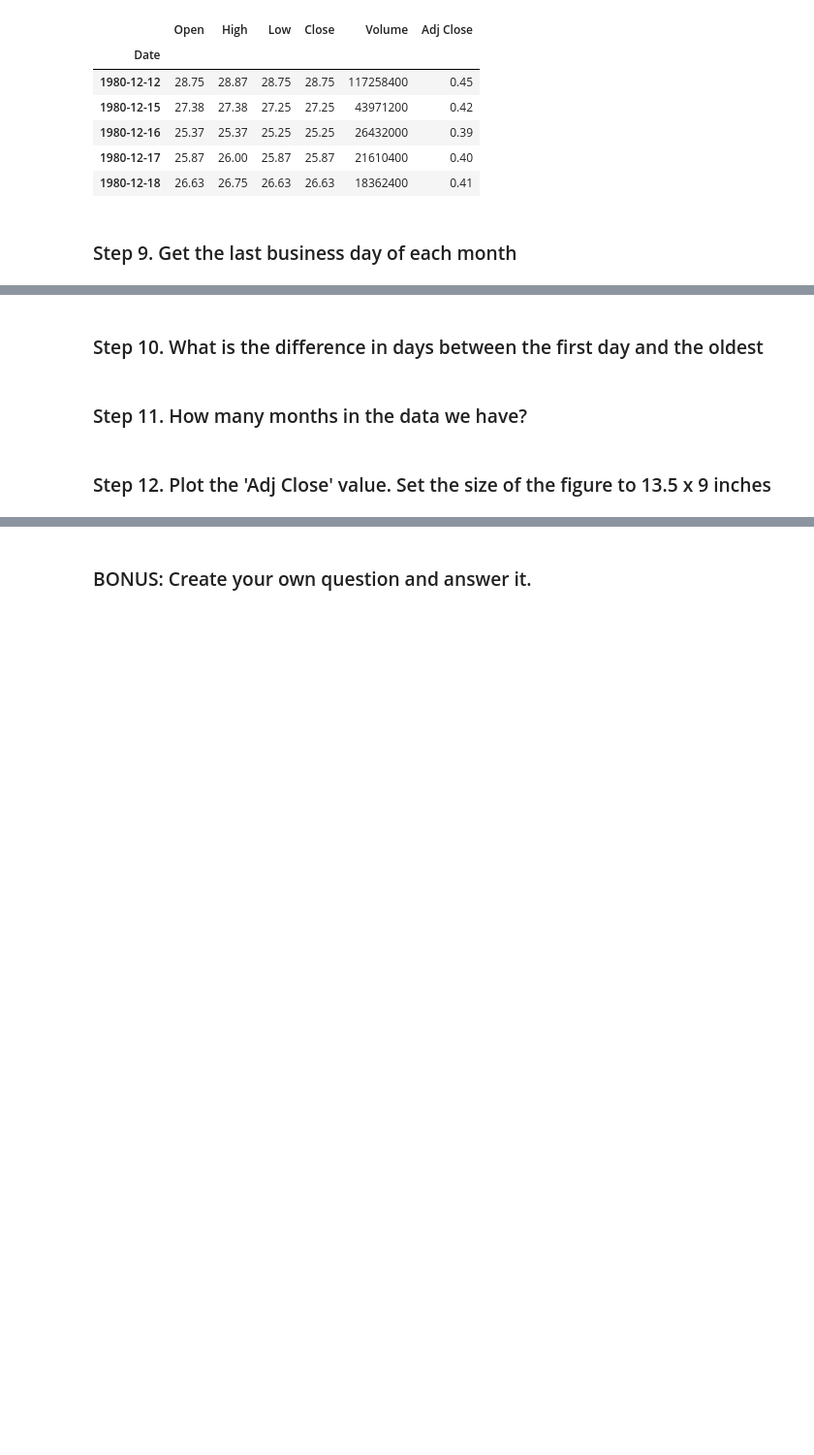
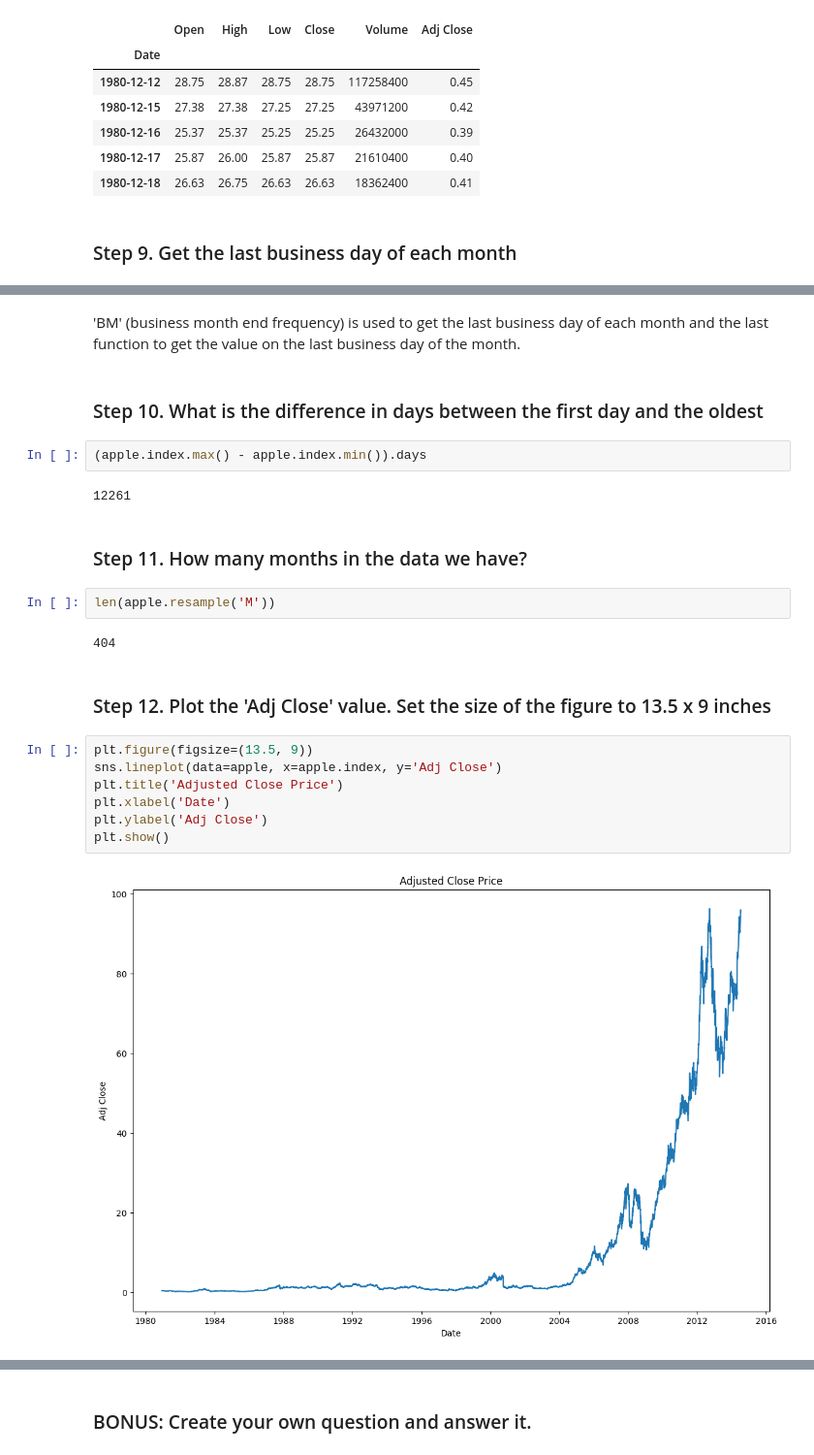
Before and after one commit to TanjiEvan/Python, a Jupyter notebook: Pandas Exercises/09_Time_Series/Apple_Stock__Exercises.ipynb, the cells around one changed output, grey strips where cells are left out. Shown at 97% size. Saved outputs shown, nothing was run; the diff lists cells and outputs as text; blank space fills up the shorter version.

```diff
--- a/Pandas Exercises/09_Time_Series/Apple_Stock__Exercises.ipynb
+++ b/Pandas Exercises/09_Time_Series/Apple_Stock__Exercises.ipynb
@@ -117,6 +135,25 @@ apple.sort_index(ascending = True).head()
+# %% [markdown]
+'BM' (business month end frequency) is used to get the last business day of each month and the last function to get the value on the last business day of the month.
 # %% [markdown]
 ### Step 10.  What is the difference in days between the first day and the oldest
+# %%
+(apple.index.max() - apple.index.min()).days
+# %% [output]
+12261
 # %% [markdown]
 ### Step 11.  How many months in the data we have?
+# %%
+len(apple.resample('M'))
+# %% [output]
+404
 # %% [markdown]
 ### Step 12. Plot the 'Adj Close' value. Set the size of the figure to 13.5 x 9 inches
+# %%
+plt.figure(figsize=(13.5, 9))
+sns.lineplot(data=apple, x=apple.index, y='Adj Close')
+plt.title('Adjusted Close Price')
+plt.xlabel('Date')
+plt.ylabel('Adj Close')
+plt.show()
+# %% [output]
+[figure, added]
```
Also changed, not shown: parts of 3 cells of this notebook.
